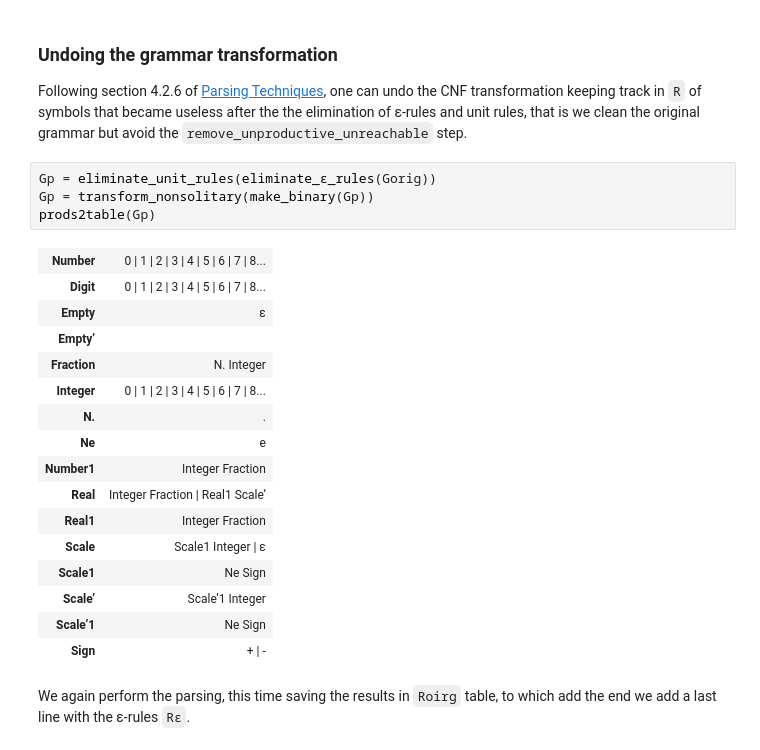
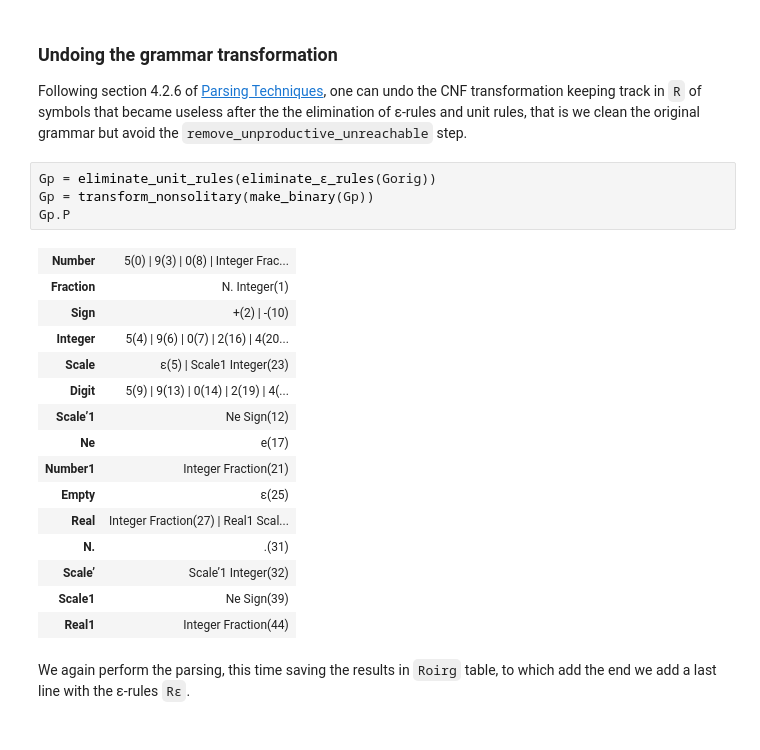
Before and after one commit to let-unimi/liblet, a Jupyter notebook: docs/examples.ipynb, the cells around one changed output. Cells and saved outputs as stored; diff of their text form.

Commit message:
Updated examples to use Productions instead of explicitly prods2table

```diff
--- a/docs/examples.ipynb
+++ b/docs/examples.ipynb
@@ -517,24 +512,23 @@ Following section 4.2.6 of [Parsing Techniques](https://dickgrune.com//Books/PTA
 # %%
 Gp = eliminate_unit_rules(eliminate_ε_rules(Gorig))
 Gp = transform_nonsolitary(make_binary(Gp))
-prods2table(Gp)
+Gp.P
 # %% [output]
-| Number | 0 | 1 | 2 | 3 | 4 | 5 | 6 | 7 | 8... |
-| Digit | 0 | 1 | 2 | 3 | 4 | 5 | 6 | 7 | 8... |
-| Empty | ε |
-| Empty’ |  |
-| Fraction | N. Integer |
-| Integer | 0 | 1 | 2 | 3 | 4 | 5 | 6 | 7 | 8... |
-| N. | . |
-| Ne | e |
-| Number1 | Integer Fraction |
-| Real | Integer Fraction | Real1 Scale’ |
-| Real1 | Integer Fraction |
-| Scale | Scale1 Integer | ε |
-| Scale1 | Ne Sign |
-| Scale’ | Scale’1 Integer |
-| Scale’1 | Ne Sign |
-| Sign | + | - |
+| Number | 5(0) | 9(3) | 0(8) | Integer Frac... |
+| Fraction | N. Integer(1) |
+| Sign | +(2) | -(10) |
+| Integer | 5(4) | 9(6) | 0(7) | 2(16) | 4(20... |
+| Scale | ε(5) | Scale1 Integer(23) |
+| Digit | 5(9) | 9(13) | 0(14) | 2(19) | 4(... |
+| Scale’1 | Ne Sign(12) |
+| Ne | e(17) |
+| Number1 | Integer Fraction(21) |
+| Empty | ε(25) |
+| Real | Integer Fraction(27) | Real1 Scal... |
+| N. | .(31) |
+| Scale’ | Scale’1 Integer(32) |
+| Scale1 | Ne Sign(39) |
+| Real1 | Integer Fraction(44) |
 # %% [markdown]
 We again perform the parsing, this time saving the results in `Roirg` table, to which add the end we add a last line with the ε-rules `Rε`.
 # %%
```
Also changed, not shown: parts of 17 cells of this notebook, 4 other files.
